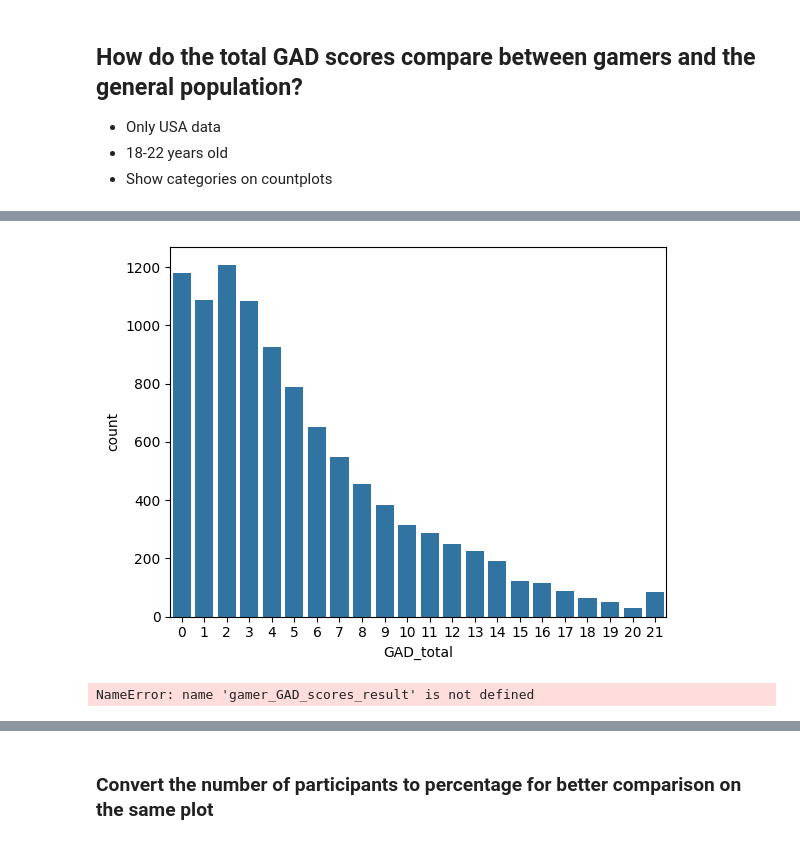
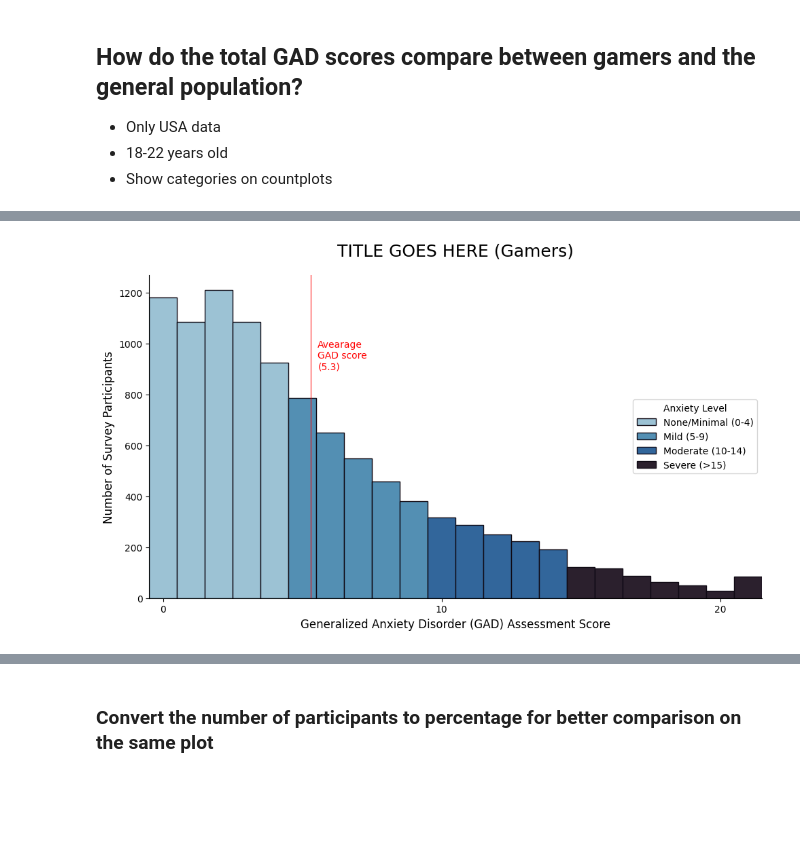
Before and after one commit to amallred/gaming-mental-health-analysis, a Jupyter notebook: notebooks/final_analysis.ipynb, the cells around one changed output, grey strips where cells are left out. Cells and saved outputs as stored; diff of their text form; code cells hidden in the pictures; blank space fills up the shorter version.

```diff
--- a/notebooks/final_analysis.ipynb
+++ b/notebooks/final_analysis.ipynb
@@ -97,11 +98,74 @@ gamer_GAD_scores_result2.head()
 # %%
-sns.countplot(x='GAD_total', data = gamer_GAD_scores_result2)
+def display_GAD_countplot(dataframe, label_y_align, plot_title):
 
-plt.show()
+    average_GAD = dataframe['GAD_total'].mean().round(1)
+
+    plt.figure(figsize=(10,6))
+
+    # This tells the palette how the categories should be colored
+    palette_list = {
+        'None/Minimal (0-4)': colors_ld[1],
+        'Mild (5-9)': colors_ld[2],
+        'Moderate (10-14)': colors_ld[3],
+        'Severe (>15)': colors_ld[5]
+    }
+
+    ax = sns.countplot(
+        x='GAD_total',
+        data = dataframe,
+        hue = 'cat_name',
+            # hue tells the palette what column to use to know
+            # what category to use from the palette_list
+        dodge=False,
+        gap=-.25,
+        palette = palette_list,
+        edgecolor=colors_ld[-1]
+    )
+
+    # Remove extra lines
+    ax = plt.gca()
+    ax.spines['top'].set_visible(False)
+    ax.spines['right'].set_visible(False)
+
+    # Add average line
+    ax.axvline(
+        average_GAD,
+        color="red",
+        linewidth = 1,
+        alpha = .7
+    )
+
+    ax.text(
+        average_GAD+0.25,
+        label_y_align,
+        f"Avearage\nGAD score\n({average_GAD})",
+        color="red",
+        fontsize=10
+    )
+
+    # Customize xticks
+    plt.xticks([0, 10, 20], [0, 10, 20])
+
+
+    plt.legend(
+        title='Anxiety Level',
+        loc='center right'
+        )
+
+    plt.title(plot_title, fontsize=18, pad=20)
+    plt.xlabel("Generalized Anxiety Disorder (GAD) Assessment Score", fontsize=12)
+    plt.ylabel("Number of Survey Participants", fontsize=12)
+
+    plt.tight_layout()
+
+    plt.show()
+
+# References:
+#   1- https://stackoverflow.com/questions/59695334/custom-color-palette-in-seaborn
+#   2- I got very close, but needed help understanding how 'hue', 'dodge', and 'gap'worked: ChatGPT helped
+#   3- https://www.geeksforgeeks.org/python/how-to-adjust-number-of-ticks-in-seaborn-plots/
-# %% [output]
-[figure, removed]
-# %%
-gamer_GAD_scores_result
-# %% [output]
-NameError: name 'gamer_GAD_scores_result' is not defined
+# %%
+display_GAD_countplot(gamer_GAD_scores_result, 900, 'TITLE GOES HERE (Gamers)')
+# %% [output]
+[figure, added]
 # %%
```
Also changed, not shown: parts of 3 cells of this notebook.
